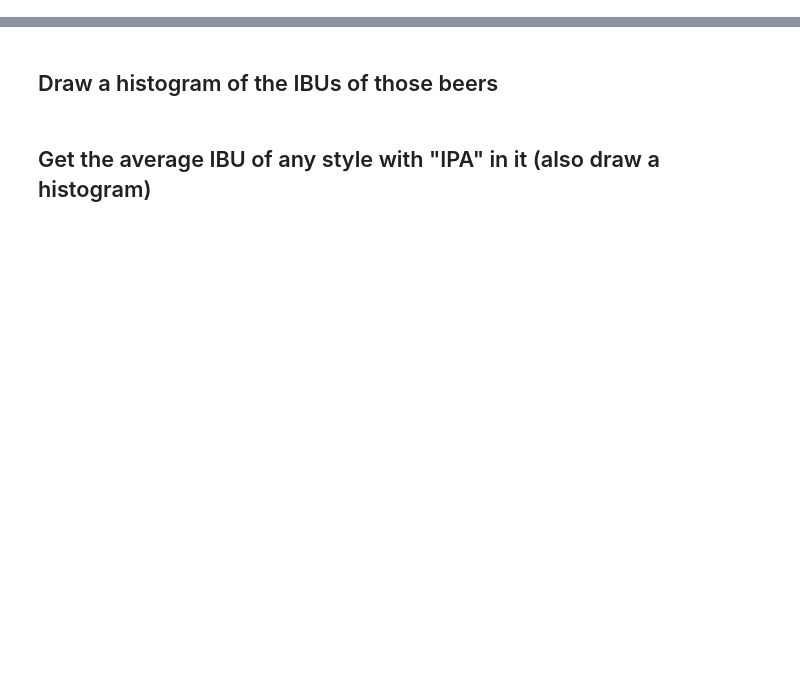
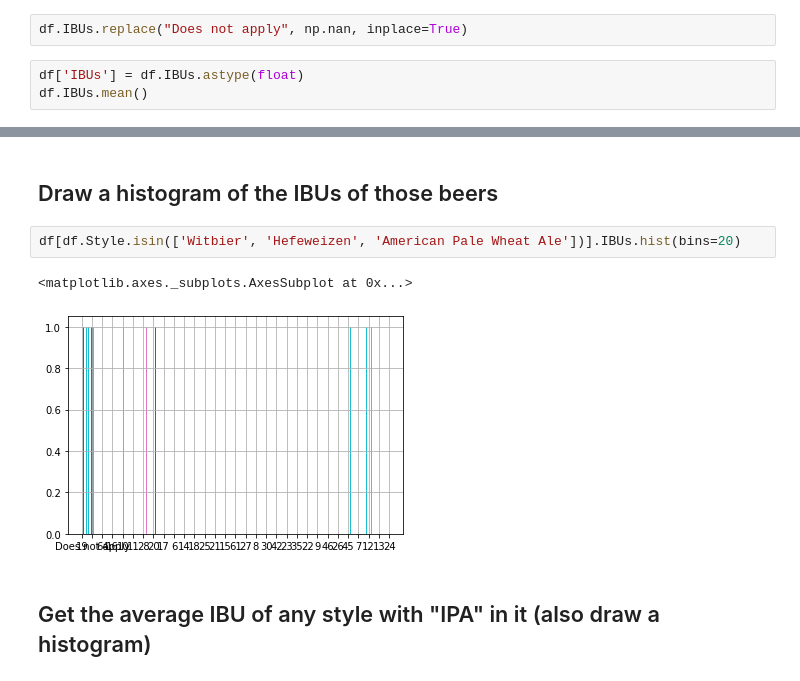
Before and after one commit to aliyaute/foundations_homework, a Jupyter notebook: Uteuova_Beer_Homework.ipynb, the cells around one changed output, grey strips where cells are left out. Drawn from its saved outputs; the diff is of its cells as text; blank space fills up the shorter version.

```diff
--- a/Uteuova_Beer_Homework.ipynb
+++ b/Uteuova_Beer_Homework.ipynb
@@ -434,0 +435,5 @@ TypeError: Could not convert 50261938254768802542252113176838Does not apply65201
+# %%
+df.IBUs.replace("Does not apply", np.nan, inplace=True)
+# %%
+df['IBUs'] = df.IBUs.astype(float)
+df.IBUs.mean()
@@ -462,4 +480,9 @@ I'm counting these as wheat beers. If you see any other wheat beer categories, f
 # %% [markdown]
 ## Draw a histogram of the IBUs of those beers
+# %%
+df[df.Style.isin(['Witbier', 'Hefeweizen', 'American Pale Wheat Ale'])].IBUs.hist(bins=20)
+# %% [output]
+<matplotlib.axes._subplots.AxesSubplot at 0x...>
+[figure, added]
 # %% [markdown]
 ## Get the average IBU of any style with "IPA" in it (also draw a histogram)
```
Also changed, not shown: parts of 10 cells of this notebook.
